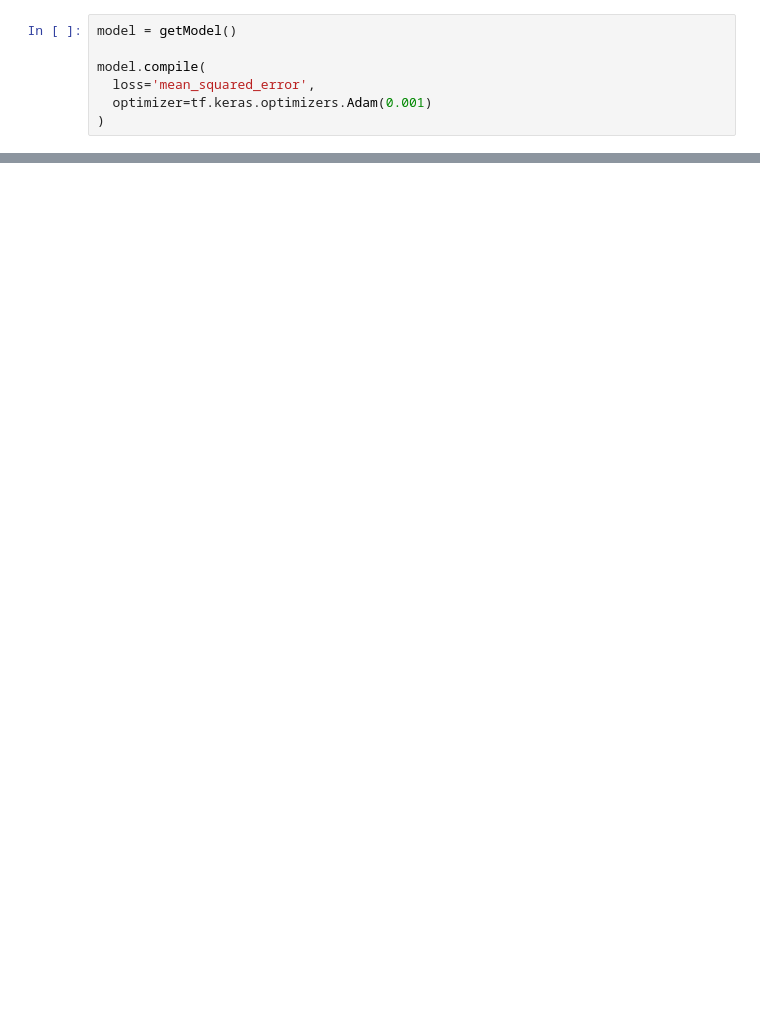
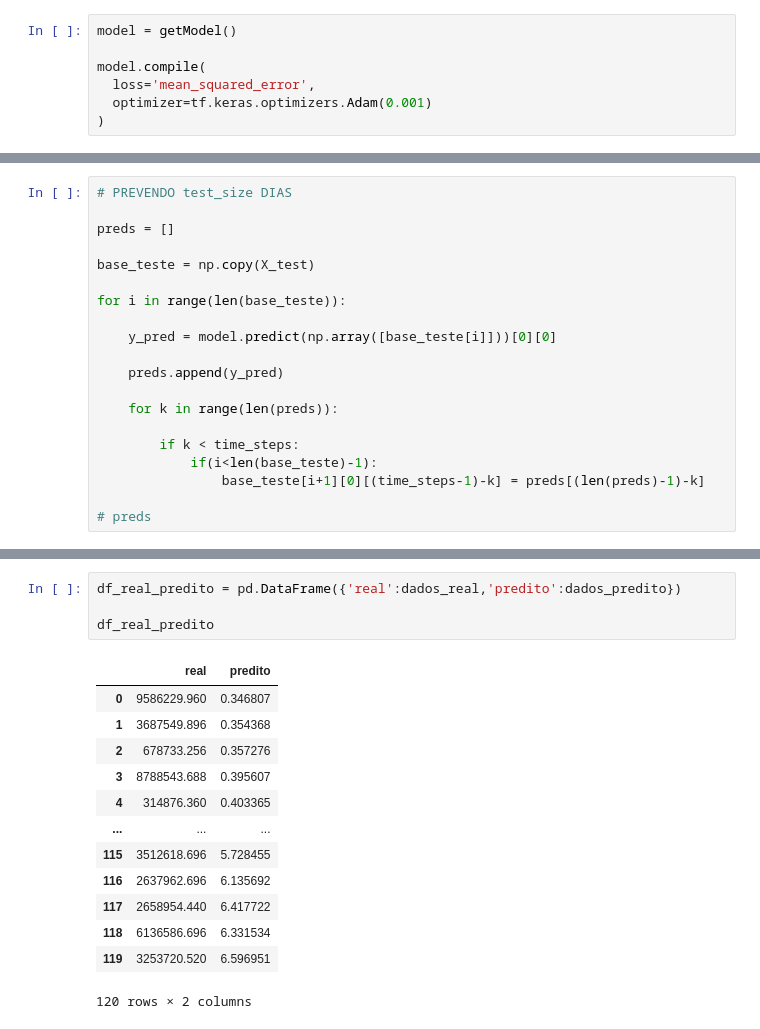
Before and after one commit to mateuspalacio/grupo_four_jupyter, a Jupyter notebook: AV3.ipynb, the cells around one changed output, grey strips where cells are left out. Saved outputs shown, nothing was run; the diff lists cells and outputs as text; blank space fills up the shorter version.

```diff
--- a/AV3.ipynb
+++ b/AV3.ipynb
@@ -319,0 +322,20 @@ plt.show()
+# %%
+# PREVENDO test_size DIAS
+
+preds = []
+
+base_teste = np.copy(X_test)
+
+for i in range(len(base_teste)):
+
+    y_pred = model.predict(np.array([base_teste[i]]))[0][0]
+
+    preds.append(y_pred)
+
+    for k in range(len(preds)):
+
+        if k < time_steps:
+            if(i<len(base_teste)-1):
+                base_teste[i+1][0][(time_steps-1)-k] = preds[(len(preds)-1)-k]
+
+# preds
@@ -319,0 +364,18 @@ plt.show()
+# %%
+df_real_predito = pd.DataFrame({'real':dados_real,'predito':dados_predito})
+
+df_real_predito
+# %% [output]
+|  | real | predito |
+| 0 | 9586229.960 | 0.346807 |
+| 1 | 3687549.896 | 0.354368 |
+| 2 | 678733.256 | 0.357276 |
+| 3 | 8788543.688 | 0.395607 |
+| 4 | 314876.360 | 0.403365 |
+| ... | ... | ... |
+| 115 | 3512618.696 | 5.728455 |
+| 116 | 2637962.696 | 6.135692 |
+| 117 | 2658954.440 | 6.417722 |
+| 118 | 6136586.696 | 6.331534 |
+| 119 | 3253720.520 | 6.596951 |
+120 rows × 2 columns
```
Also changed, not shown: parts of 8 cells of this notebook.
